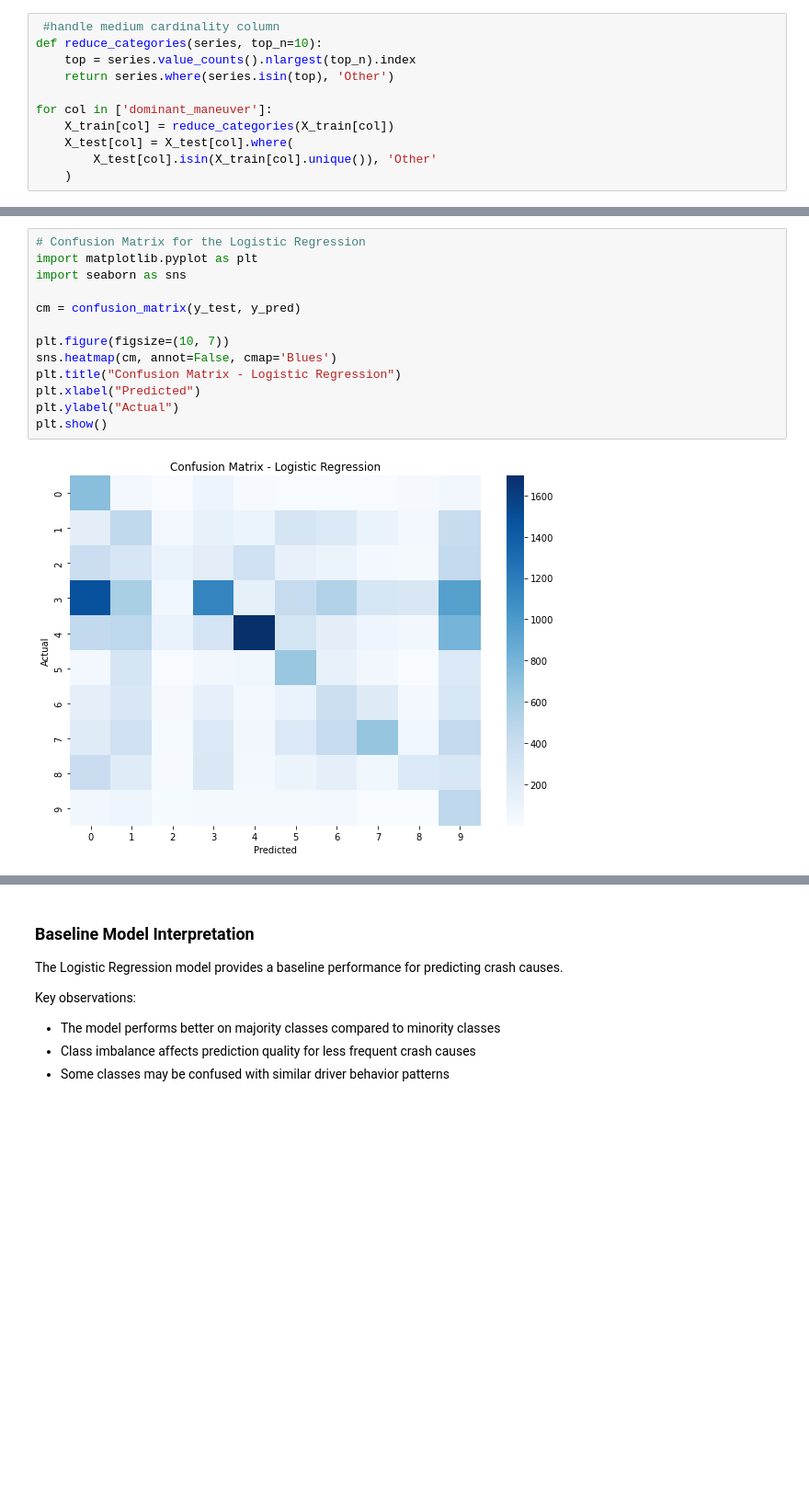
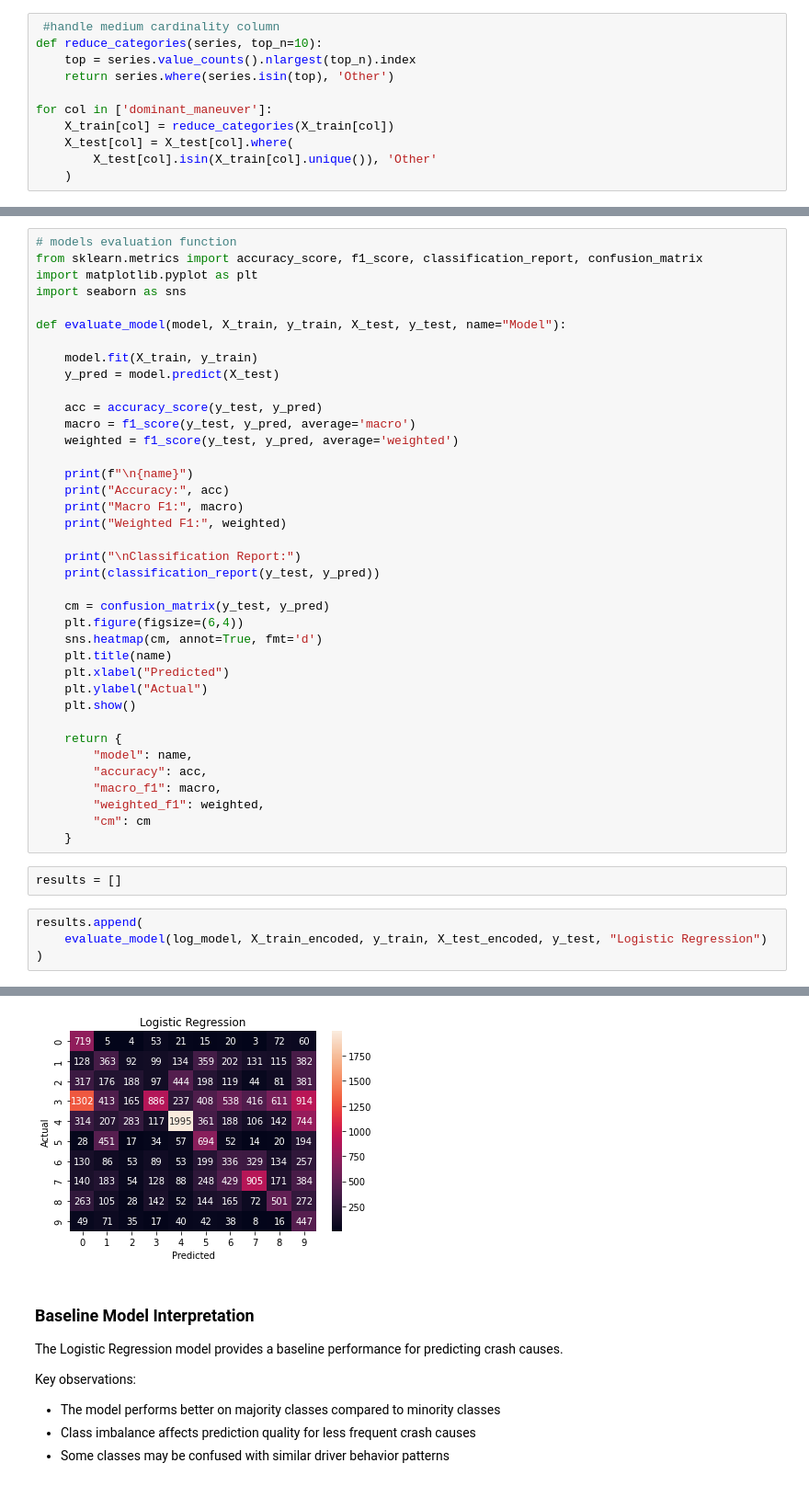
Before and after one commit to ChairoSolutions/Chicago-crash-cause-prediction, a Jupyter notebook: Notebook/index.ipynb, the cells around one changed output, grey strips where cells are left out. Shown at 92% size. Saved outputs shown, nothing was run; the diff lists cells and outputs as text; blank space fills up the shorter version.

Commit message:
reusable evaluation function and removed duplicate codes

```diff
--- a/Notebook/index.ipynb
+++ b/Notebook/index.ipynb
@@ -1102,15 +1054,45 @@ FAILING TO REDUCE SPEED TO AVOID CRASH       0.27      0.06      0.09      2045
-# %%
-# Confusion Matrix for the Logistic Regression
-import matplotlib.pyplot as plt
-import seaborn as sns
-
-cm = confusion_matrix(y_test, y_pred)
-
-plt.figure(figsize=(10, 7))
-sns.heatmap(cm, annot=False, cmap='Blues')
-plt.title("Confusion Matrix - Logistic Regression")
-plt.xlabel("Predicted")
-plt.ylabel("Actual")
-plt.show()
-# %% [output]
-[figure, removed]
+# %%
+# models evaluation function
+from sklearn.metrics import accuracy_score, f1_score, classification_report, confusion_matrix
+import matplotlib.pyplot as plt
+import seaborn as sns
+
+def evaluate_model(model, X_train, y_train, X_test, y_test, name="Model"):
+
+    model.fit(X_train, y_train)
+    y_pred = model.predict(X_test)
+
+    acc = accuracy_score(y_test, y_pred)
+    macro = f1_score(y_test, y_pred, average='macro')
+    weighted = f1_score(y_test, y_pred, average='weighted')
+
+    print(f"\n{name}")
+    print("Accuracy:", acc)
+    print("Macro F1:", macro)
+    print("Weighted F1:", weighted)
+
+    print("\nClassification Report:")
+    print(classification_report(y_test, y_pred))
+
+    cm = confusion_matrix(y_test, y_pred)
+    plt.figure(figsize=(6,4))
+    sns.heatmap(cm, annot=True, fmt='d')
+    plt.title(name)
+    plt.xlabel("Predicted")
+    plt.ylabel("Actual")
+    plt.show()
+
+    return {
+        "model": name,
+        "accuracy": acc,
+        "macro_f1": macro,
+        "weighted_f1": weighted,
+        "cm": cm
+    }
+# %%
+results = []
+# %%
+results.append(
+    evaluate_model(log_model, X_train_encoded, y_train, X_test_encoded, y_test, "Logistic Regression")
+)
+# %% [output]
@@ -1117,3 +1116,4 @@ plt.show()
+[figure, added]
 # %% [markdown]
 ### Baseline Model Interpretation
 
```
Also changed, not shown: parts of 38 cells of this notebook, 1 other file.
